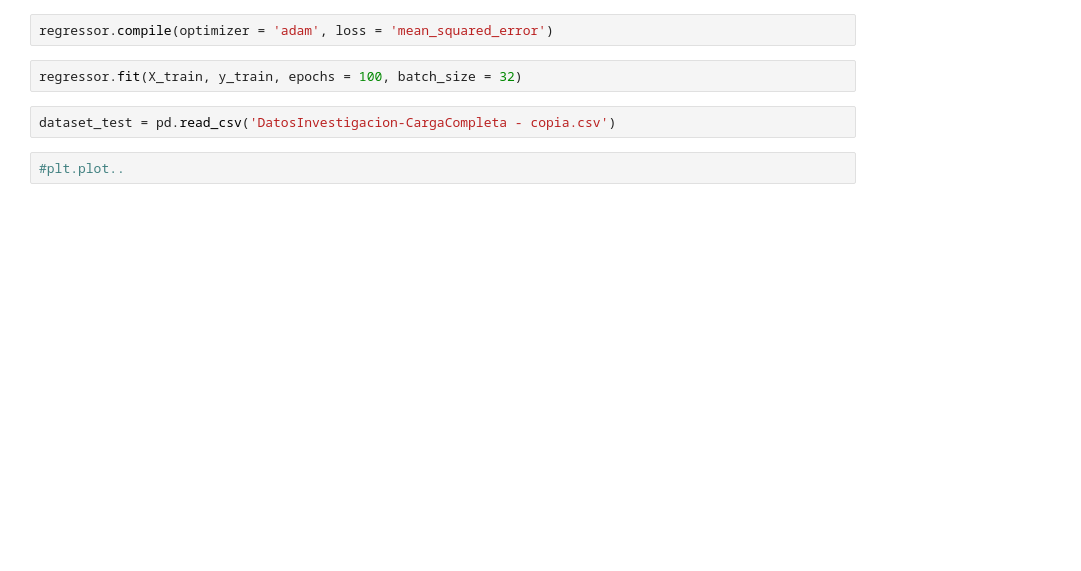
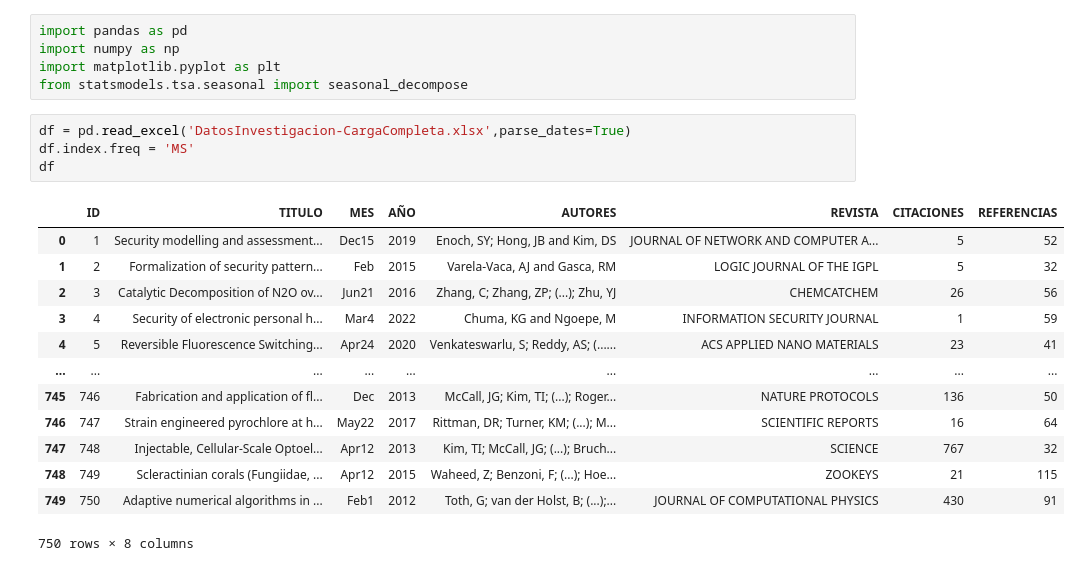
Before and after one commit to jorgeigna/USS-DMDB-Taller2, a Jupyter notebook: Parte 4.ipynb, the cells around one changed output. Drawn from its saved outputs; the diff is of its cells as text; blank space fills up the shorter version.

```diff
--- a/Parte 4.ipynb
+++ b/Parte 4.ipynb
@@ -43,8 +1,23 @@ regressor.add(Dense(units=1))
-# %%
-regressor.compile(optimizer = 'adam', loss = 'mean_squared_error')
-# %%
-regressor.fit(X_train, y_train, epochs = 100, batch_size = 32)
-# %%
-dataset_test = pd.read_csv('DatosInvestigacion-CargaCompleta - copia.csv')
-# %%
-#plt.plot..
+# %%
+import pandas as pd
+import numpy as np
+import matplotlib.pyplot as plt
+from statsmodels.tsa.seasonal import seasonal_decompose
+# %%
+df = pd.read_excel('DatosInvestigacion-CargaCompleta.xlsx',parse_dates=True)
+df.index.freq = 'MS'
+df
+# %% [output]
+|  | ID | TITULO | MES | AÑO | AUTORES | REVISTA | CITACIONES | REFERENCIAS |
+| 0 | 1 | Security modelling and assessment... | Dec15 | 2019 | Enoch, SY; Hong, JB and Kim, DS | JOURNAL OF NETWORK AND COMPUTER A... | 5 | 52 |
+| 1 | 2 | Formalization of security pattern... | Feb | 2015 | Varela-Vaca, AJ and Gasca, RM | LOGIC JOURNAL OF THE IGPL | 5 | 32 |
+| 2 | 3 | Catalytic Decomposition of N2O ov... | Jun21 | 2016 | Zhang, C; Zhang, ZP; (...); Zhu, YJ | CHEMCATCHEM | 26 | 56 |
+| 3 | 4 | Security of electronic personal h... | Mar4 | 2022 | Chuma, KG and Ngoepe, M | INFORMATION SECURITY JOURNAL | 1 | 59 |
+| 4 | 5 | Reversible Fluorescence Switching... | Apr24 | 2020 | Venkateswarlu, S; Reddy, AS; (...... | ACS APPLIED NANO MATERIALS | 23 | 41 |
+| ... | ... | ... | ... | ... | ... | ... | ... | ... |
+| 745 | 746 | Fabrication and application of fl... | Dec | 2013 | McCall, JG; Kim, TI; (...); Roger... | NATURE PROTOCOLS | 136 | 50 |
+| 746 | 747 | Strain engineered pyrochlore at h... | May22 | 2017 | Rittman, DR; Turner, KM; (...); M... | SCIENTIFIC REPORTS | 16 | 64 |
+| 747 | 748 | Injectable, Cellular-Scale Optoel... | Apr12 | 2013 | Kim, TI; McCall, JG; (...); Bruch... | SCIENCE | 767 | 32 |
+| 748 | 749 | Scleractinian corals (Fungiidae, ... | Apr12 | 2015 | Waheed, Z; Benzoni, F; (...); Hoe... | ZOOKEYS | 21 | 115 |
+| 749 | 750 | Adaptive numerical algorithms in ... | Feb1 | 2012 | Toth, G; van der Holst, B; (...);... | JOURNAL OF COMPUTATIONAL PHYSICS | 430 | 91 |
+750 rows × 8 columns
```
Also changed, not shown: parts of 35 cells of this notebook, 9 other files.
